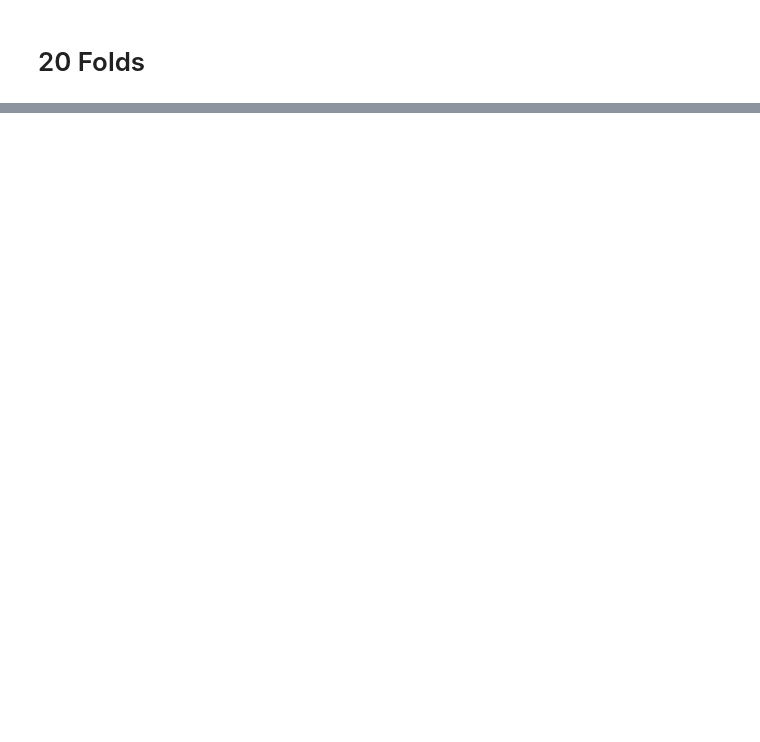
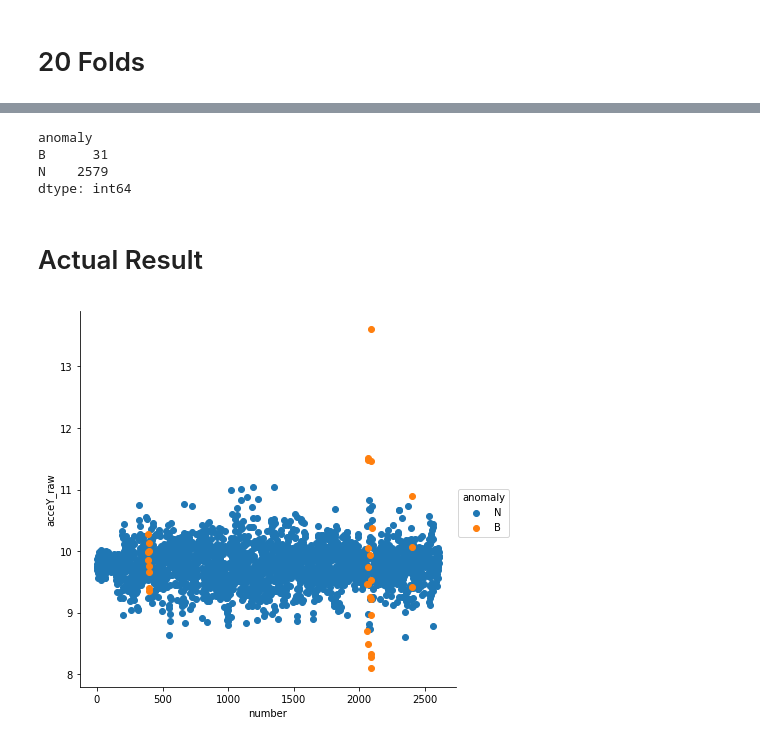
Before and after one commit to codemogroup/ML_Project, a Jupyter notebook: SpeedOnlyModel.ipynb, the cells around one changed output, grey strips where cells are left out. Saved outputs shown, nothing was run; the diff lists cells and outputs as text; code cells hidden in the pictures; blank space fills up the shorter version.

```diff
--- a/SpeedOnlyModel.ipynb
+++ b/SpeedOnlyModel.ipynb
@@ -355,0 +358,4 @@ Mean of cross validation scores:
+# %%
+file_name_test1= "Test_Data/j7ThalallaRandom2.json"
+data_test1 = pd.read_json(file_name_test1)
+data_test1.head(5)
@@ -355,0 +400,11 @@ Mean of cross validation scores:
+# %%
+number = []
+value = []
+for i in  range(2610):
+    number.append(i)
+    value.append(1)
+#print(value)
+
+d = {'number': number, 'value': value,}
+number = pd.DataFrame(data=d)
+number.head()
@@ -355,0 +515,20 @@ Mean of cross validation scores:
+# %%
+data_test2 = pd.concat([data_test1,number,], axis=1)
+# %%
+data_test2.describe()
+print(data_test2.groupby('anomaly').size())
+# %% [output]
+anomaly
+B      31
+N    2579
+dtype: int64
+# %% [markdown]
+# Actual Result
+# %%
+sns.FacetGrid(data_test2, hue="anomaly", size=6) \
+   .map(plt.scatter, "number", "acceY_raw") \
+   .add_legend()
+
+plt.show()
+# %% [output]
+[figure, added]
```
Also changed, not shown: parts of 26 cells of this notebook.
